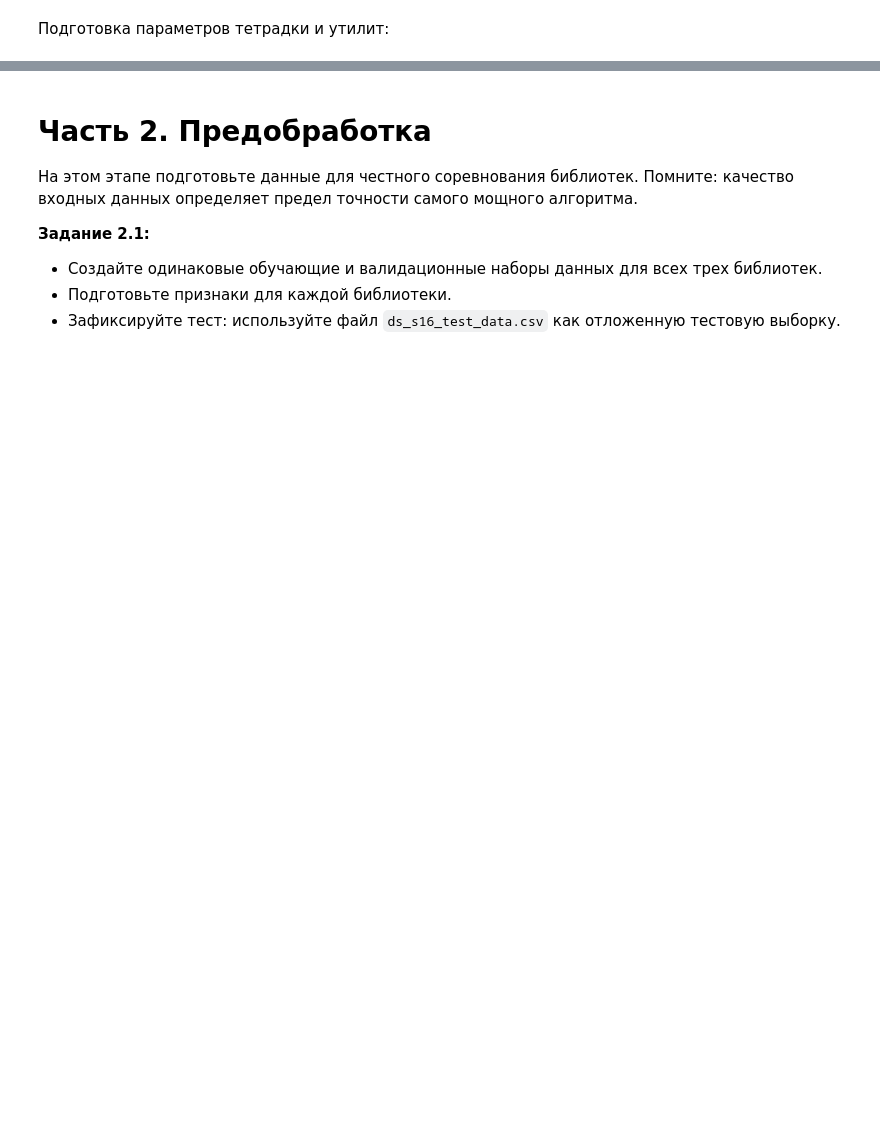
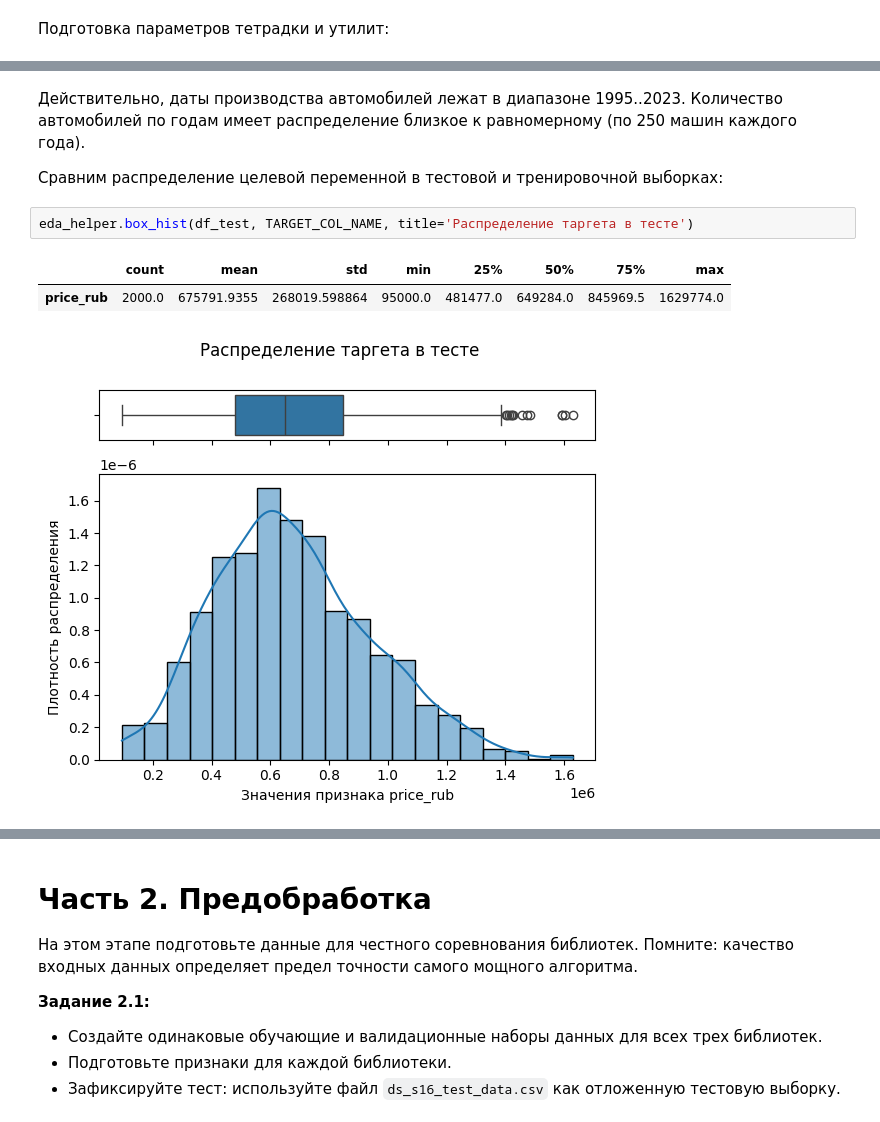
Before and after one commit to nikolai/practucum-wehicle-price-prediction, a Jupyter notebook: car_price_prediction.ipynb, the cells around one changed output, grey strips where cells are left out. Drawn from its saved outputs; the diff is of its cells as text; blank space fills up the shorter version.

```diff
--- a/car_price_prediction.ipynb
+++ b/car_price_prediction.ipynb
@@ -692,0 +876,10 @@ class GridSearchHelper:
+# %% [markdown]
+Действительно, даты производства автомобилей лежат в диапазоне 1995..2023. Количество автомобилей по годам имеет распределение близкое к равномерному (по 250 машин каждого года).
+
+Сравним распределение целевой переменной в тестовой и тренировочной выборках:
+# %%
+eda_helper.box_hist(df_test, TARGET_COL_NAME, title='Распределение таргета в тесте')
+# %% [output]
+|  | count | mean | std | min | 25% | 50% | 75% | max |
+| price_rub | 2000.0 | 675791.9355 | 268019.598864 | 95000.0 | 481477.0 | 649284.0 | 845969.5 | 1629774.0 |
+[figure, added]
```
Also changed, not shown: parts of 52 cells of this notebook.
